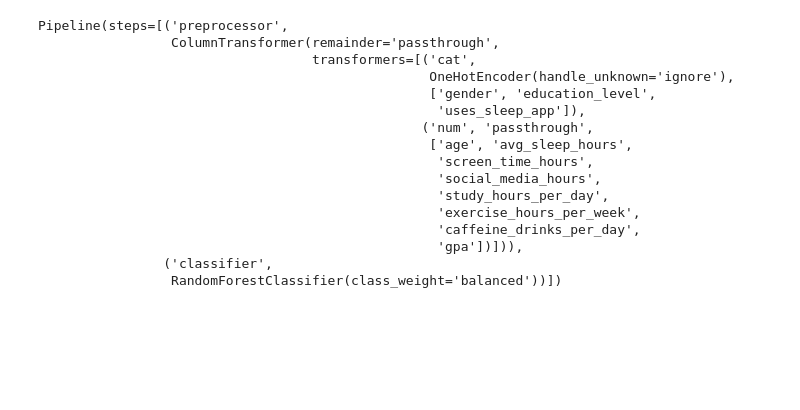
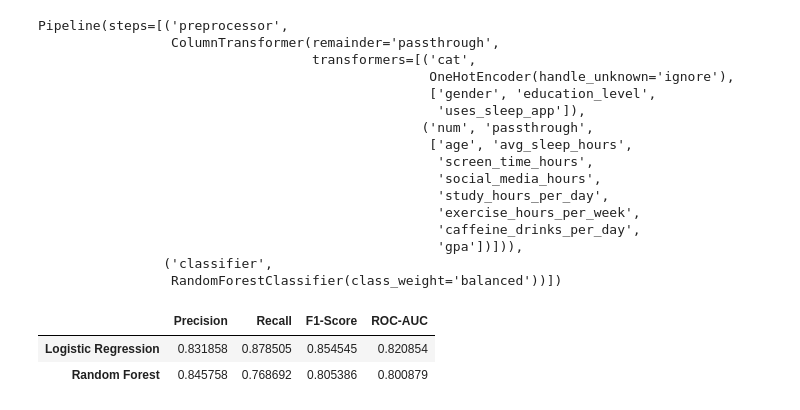
Before and after one commit to whosedreamisthis/tabular-data-science, a Jupyter notebook: mental-health/student_wellness.ipynb, the cells around one changed output. Drawn from its saved outputs; the diff is of its cells as text; code cells hidden in the pictures; blank space fills up the shorter version.

```diff
--- a/mental-health/student_wellness.ipynb
+++ b/mental-health/student_wellness.ipynb
@@ -389,10 +384,14 @@ Pipeline(steps=[('preprocessor',
 # %%
 # Collect results
 results = {
-    'Logistic Regression': evaluate_model(logreg_pipeline, X_test, y_test),
-    'Random Forest': evaluate_model(rf_pipeline, X_test, y_test)
+    'Logistic Regression': evaluate_model(logreg_pipeline_red, X_test, y_test),
+    'Random Forest': evaluate_model(rf_pipeline_red, X_test, y_test)
 }
 
 # Convert to DataFrame
 metrics_df = pd.DataFrame(results).T
 metrics_df
+# %% [output]
+|  | Precision | Recall | F1-Score | ROC-AUC |
+| Logistic Regression | 0.831858 | 0.878505 | 0.854545 | 0.820854 |
+| Random Forest | 0.845758 | 0.768692 | 0.805386 | 0.800879 |
```
Also changed, not shown: parts of 2 cells of this notebook.
